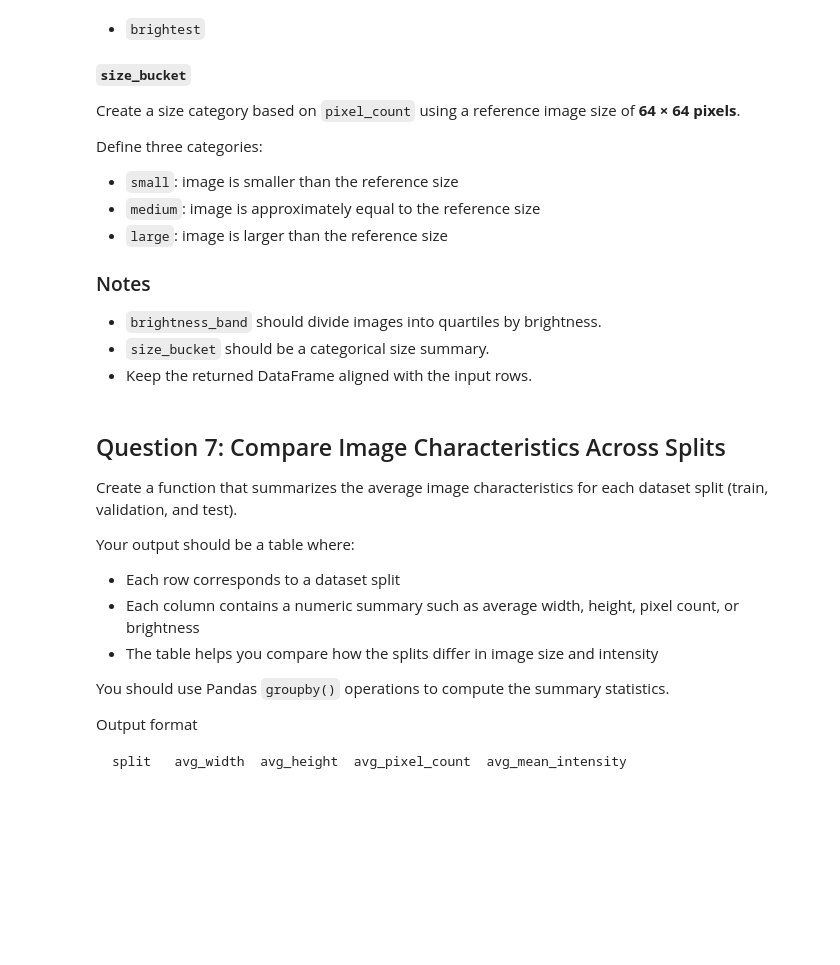
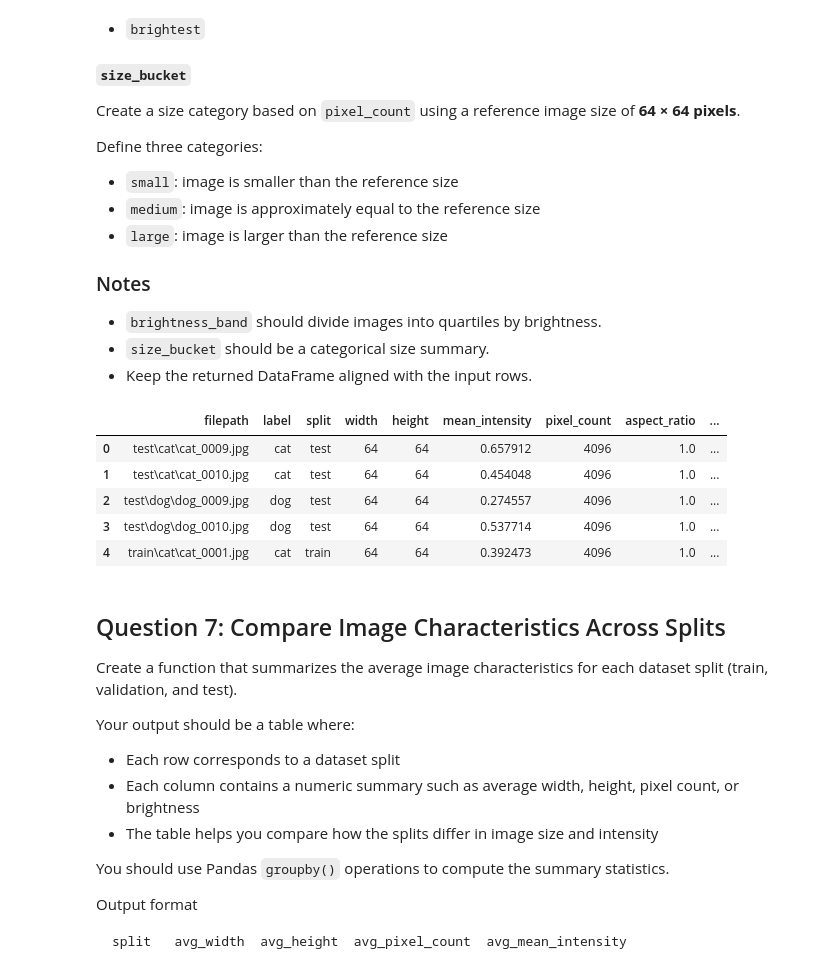
Before and after one commit to vgu-dsai-2026/lab-2-pandas-Ducanhngo, a Jupyter notebook: notebook.ipynb, the cells around one changed output. Drawn from its saved outputs; the diff is of its cells as text; code cells hidden in the pictures; blank space fills up the shorter version.

```diff
--- a/notebook.ipynb
+++ b/notebook.ipynb
@@ -346,12 +409,34 @@ Define three categories:
 - Keep the returned DataFrame aligned with the input rows.
 # %%
 def add_analysis_columns(frame: pd.DataFrame) -> pd.DataFrame:
-    # TODO: return a copy of frame with the four new analysis columns added.
-    raise NotImplementedError("Create the analysis columns with Pandas.")
-
+    pixel_count = frame["width"] * frame["height"]
+    aspect_ratio = frame["width"] / frame["height"]
+    brightness_category = pd.cut(
+        frame["mean_intensity"],
+        bins=[-np.inf, 0.33, 0.66, np.inf],
+        labels=["dark", "medium", "bright"],
+    )
+    size_bucket = pd.cut(
+        pixel_count,
+        bins=[-np.inf, 32 * 32, 128 * 128, np.inf],
+        labels=["small", "medium", "large"],
+    )
+    return frame.assign(
+        pixel_count=pixel_count,
+        aspect_ratio=aspect_ratio,
+        brightness_category=brightness_category,
+        size_bucket=size_bucket,
+    )
 
 analysis_df = add_analysis_columns(df)
 display(analysis_df.head())
+# %% [output]
+|  | filepath | label | split | width | height | mean_intensity | pixel_count | aspect_ratio | ... |
+| 0 | test\cat\cat_0009.jpg | cat | test | 64 | 64 | 0.657912 | 4096 | 1.0 | ... |
+| 1 | test\cat\cat_0010.jpg | cat | test | 64 | 64 | 0.454048 | 4096 | 1.0 | ... |
+| 2 | test\dog\dog_0009.jpg | dog | test | 64 | 64 | 0.274557 | 4096 | 1.0 | ... |
+| 3 | test\dog\dog_0010.jpg | dog | test | 64 | 64 | 0.537714 | 4096 | 1.0 | ... |
+| 4 | train\cat\cat_0001.jpg | cat | train | 64 | 64 | 0.392473 | 4096 | 1.0 | ... |
 # %% [markdown]
 ## Question 7: Compare Image Characteristics Across Splits
 
```
Also changed, not shown: parts of 8 cells of this notebook, 1 other file.
